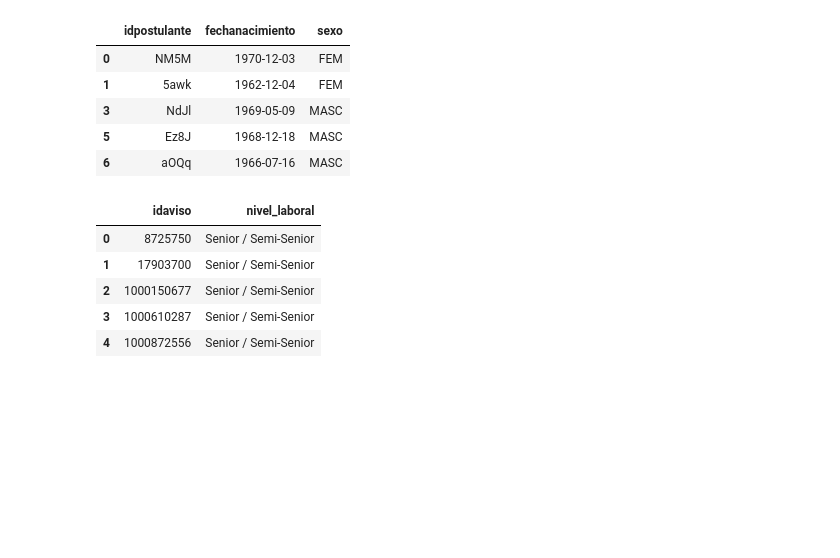
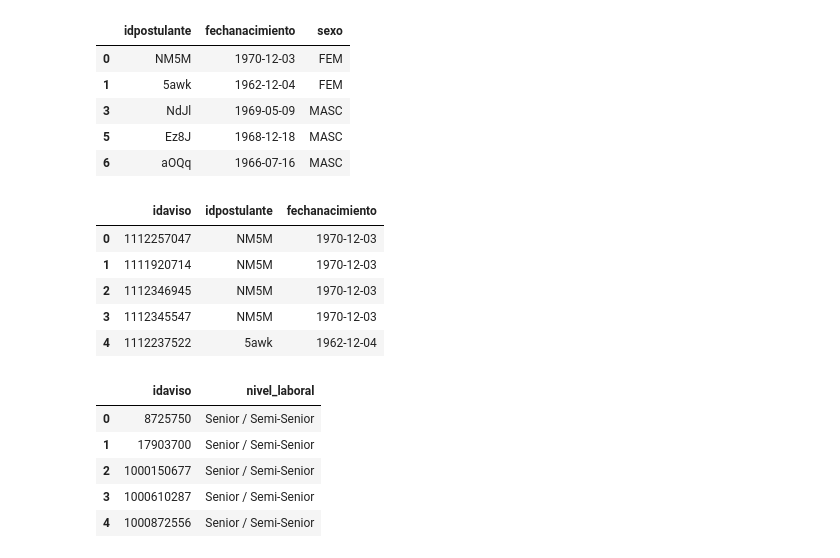
Before and after one commit to matfonseca/OrgaDatos, a Jupyter notebook: Analisis exploratorio.ipynb, the cells around one changed output. Saved outputs shown, nothing was run; the diff lists cells and outputs as text; code cells hidden in the pictures; blank space fills up the shorter version.

```diff
--- a/Analisis exploratorio.ipynb
+++ b/Analisis exploratorio.ipynb
@@ -319,6 +325,19 @@ data_age4069.head()
 | 3 | NdJl | 1969-05-09 | MASC |
 | 5 | Ez8J | 1968-12-18 | MASC |
 | 6 | aOQq | 1966-07-16 | MASC |
+# %%
+postulations_from44_to69 = pd.merge(data_postulation,data_age4069, on='idpostulante')
+
+
+postulations_from44_to69 = postulations_from44_to69[['idaviso','idpostulante','fechanacimiento']]
+postulations_from44_to69.head()
+# %% [output]
+|  | idaviso | idpostulante | fechanacimiento |
+| 0 | 1112257047 | NM5M | 1970-12-03 |
+| 1 | 1111920714 | NM5M | 1970-12-03 |
+| 2 | 1112346945 | NM5M | 1970-12-03 |
+| 3 | 1112345547 | NM5M | 1970-12-03 |
+| 4 | 1112237522 | 5awk | 1962-12-04 |
 # %%
 data_details1 = data_ads_details[['idaviso','nivel_laboral']]
 data_details1.head()
```
Also changed, not shown: parts of 13 cells of this notebook.
